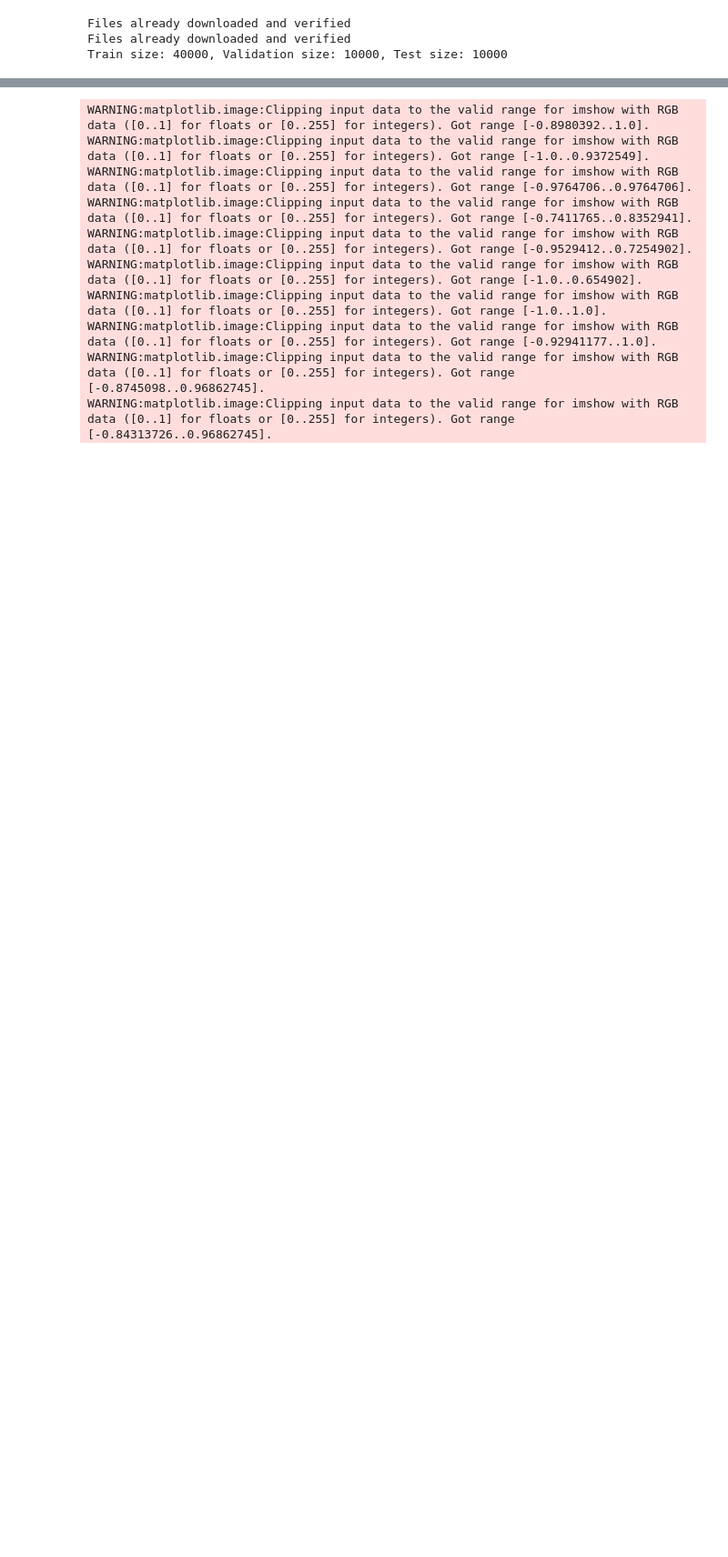
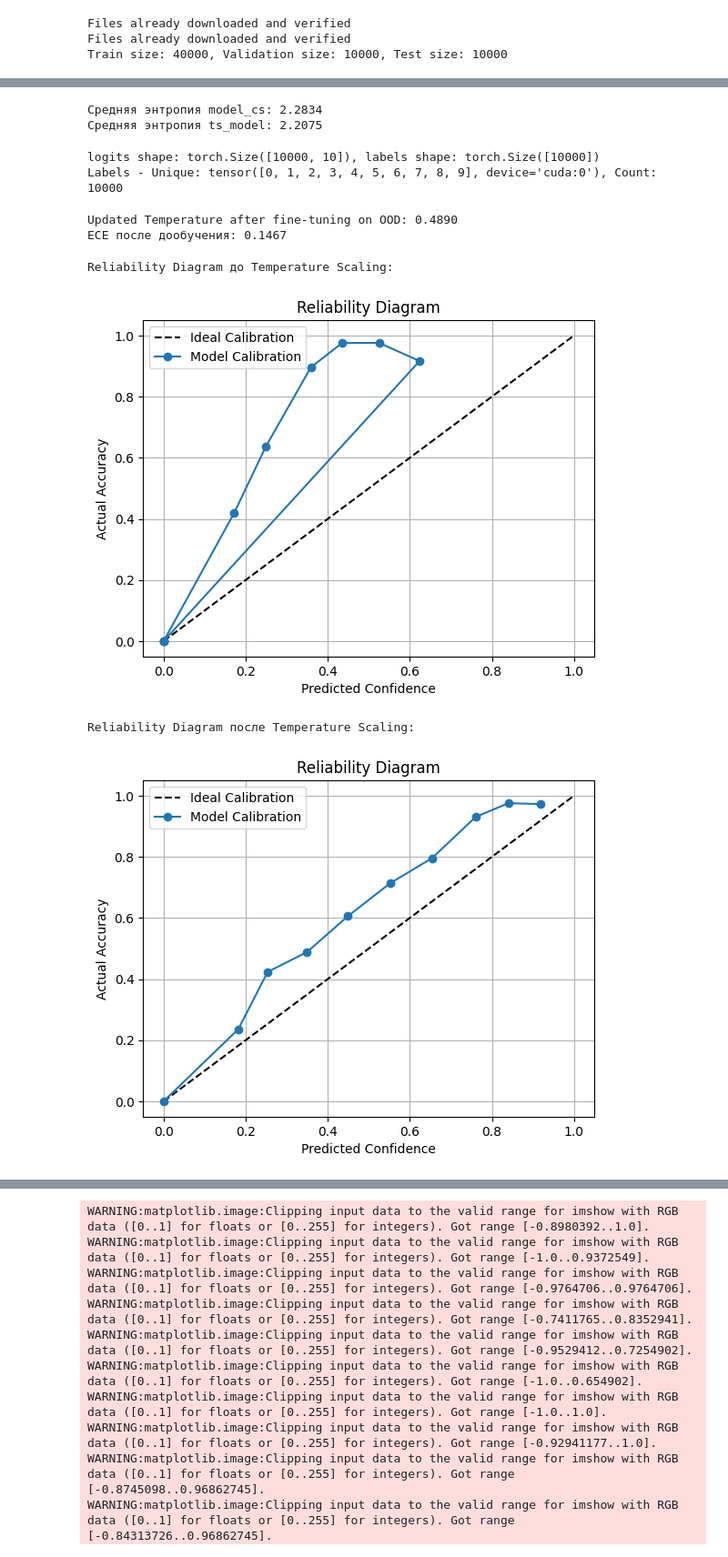
Before and after one commit to RenatFaiz/OOD-with-torch-uncertainty, a Jupyter notebook: torch_uncertainty.ipynb, the cells around one changed output, grey strips where cells are left out. Shown at 91% size. Cells and saved outputs as stored; diff of their text form; code cells hidden in the pictures; blank space fills up the shorter version.

```diff
--- a/torch_uncertainty.ipynb
+++ b/torch_uncertainty.ipynb
@@ -606,0 +699,8 @@ ECE после TS: 0.1469
+# %%
+entropy_cs = -torch.sum(probs_cs * torch.log(probs_cs + 1e-8), dim=1).mean().item()
+entropy_ts = -torch.sum(probs_ts * torch.log(probs_ts + 1e-8), dim=1).mean().item()
+print(f"Средняя энтропия model_cs: {entropy_cs:.4f}")
+print(f"Средняя энтропия ts_model: {entropy_ts:.4f}")
+# %% [output]
+Средняя энтропия model_cs: 2.2834
+Средняя энтропия ts_model: 2.2075
@@ -606,0 +765,31 @@ ECE после TS: 0.1469
+# %%
+print(f"logits shape: {logits.shape}, labels shape: {labels.shape}")
+# print(f"Logits Min: {logits.min().item():.4f}, Max: {logits.max().4f}, Mean: {logits.mean():.4f}")
+print(f"Labels - Unique: {labels.unique()}, Count: {labels.shape[0]}")
+# %% [output]
+logits shape: torch.Size([10000, 10]), labels shape: torch.Size([10000])
+Labels - Unique: tensor([0, 1, 2, 3, 4, 5, 6, 7, 8, 9], device='cuda:0'), Count: 10000
+# %%
+# Запуск обучения на OOD-данных
+logits = logits.detach()  # Убедимся, что градиенты не протекают
+ts_model = train_temperature_scaling(ts_model, logits, labels)
+
+# Посчитаем обновленный ECE
+ece_new = compute_ece(ts_model(logits), labels)
+print(f"ECE после дообучения: {ece_new:.4f}")
+# %% [output]
+Updated Temperature after fine-tuning on OOD: 0.4890
+ECE после дообучения: 0.1467
+# %%
+# График до Temperature Scaling
+print("Reliability Diagram до Temperature Scaling:")
+reliability_diagram(logits, labels)
+
+# График после Temperature Scaling
+print("Reliability Diagram после Temperature Scaling:")
+reliability_diagram(ts_model(logits), labels)
+# %% [output]
+Reliability Diagram до Temperature Scaling:
+[figure, added]
+Reliability Diagram после Temperature Scaling:
+[figure, added]
```
Also changed, not shown: parts of 18 cells of this notebook.
